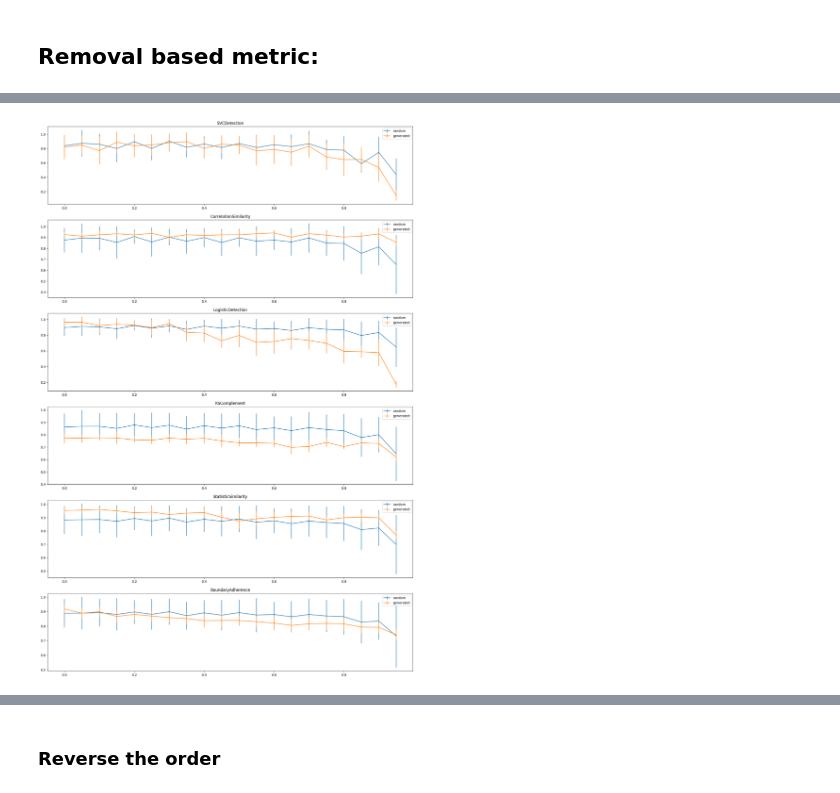
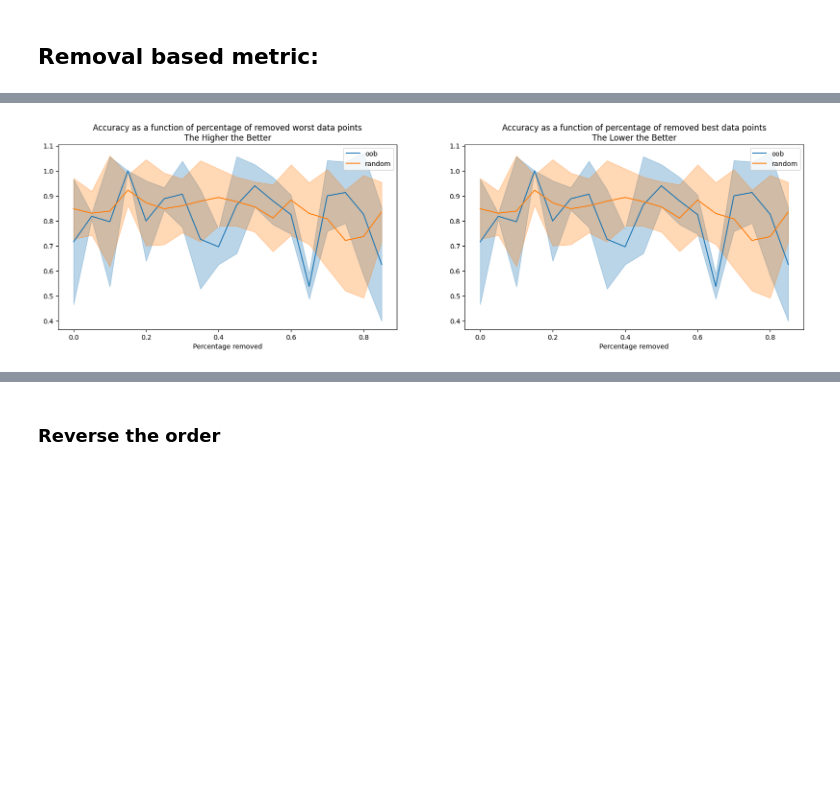
Before and after one commit to BastienZim/pyDVL_DataOOB, a Jupyter notebook: notebooks/my_notebooks/OOB_for_Genrated_Data.ipynb, the cells around one changed output, grey strips where cells are left out. Drawn from its saved outputs; the diff is of its cells as text; code cells hidden in the pictures; blank space fills up the shorter version.

```diff
--- a/notebooks/my_notebooks/OOB_for_Genrated_Data.ipynb
+++ b/notebooks/my_notebooks/OOB_for_Genrated_Data.ipynb
@@ -295,7 +139,7 @@ model_eval = DecisionTreeClassifier(max_depth=3)
 utility_eval = Utility(model_eval, data, Scorer("accuracy", default=0.0))
 n_iter = 5
 removal_percentages = np.arange(0, 0.99, 0.01)
-best_scores_df, worst_scores_df, all_values = compute_best_worst_scores(utility, utility, removal_percentages, n_iter, oob_func, kwargs_list, return_values=True)
+best_scores_df, worst_scores_df, all_values = compute_best_worst_scores(utility, utility, removal_percentages, n_iter, oob_func, kwargs_list, f_name="oobGen", return_values=True)
 # %%
 plot_best_worst_class_imbalance(best_scores_df, worst_scores_df, all_values, utility, palette_name="plasma")
 # %% [output]
@@ -353,18 +199,2 @@ def compute_gen_scores(
 # %%
 values = df.sort_values(ascending=False, by="values").loc[:,"values"].values
-# %%
-all_results = pd.DataFrame([])
-n_iter = 2
-for _ in range(n_iter):
-    for metric in metric_list:
-        res = compute_gen_scores(
-            u= utility,
-            values= ValuationResult(values=values),
-            percentages= percentages,
-            metric=metric,
-        )
-        all_results = pd.concat((all_results, res), axis=1)
-
-
-all_results = all_results.T.reset_index().rename(columns={"index":"method_name"})
-all_results.loc[:, "method_name"] = all_results.loc[:, "method_name"].apply(lambda x: "_"+x)
@@ -388,52 +209,41 @@ all_results
 # %%
-m = GaussianMixture
-sorted_df = df.sort_values(ascending=False, by="values").drop(columns = ['values'])
-n_iter=10
-n_iter_random=10
-metric_list = [SVCDetection, CorrelationSimilarity, LogisticDetection, KSComplement, StatisticSimilarity, BoundaryAdherence]
-
-percentages = np.arange(0, 0.90, 0.05)
-
-fig, ax = plt.subplots(ncols=1, nrows = len(metric_list), figsize = [20,5*len(metric_list)])
-
 random_score = {pct:[] for pct in percentages}
 
 for i,metric in enumerate(metric_list):
     for pct in percentages:
         for k in range(n_iter_random):
             n_removal = int(pct * len(sorted_df))
             train_data = sorted_df.sample(int(len(sorted_df)-n_removal))#.iloc[n_removal:]
             model = m().fit(train_data)
             gen_data = model.sample(30)[0]
 
             score = metric.compute(
                     real_data=pd.DataFrame(utility.data.x_test, columns = data.feature_names),
                     synthetic_data=pd.DataFrame(gen_data, columns = data.feature_names),
                 )
             random_score[pct].append(score)
 
-    ax[i].errorbar(x=percentages,y=[np.mean(x) for k,x in random_score.items()],
-                        yerr=[np.std(x) for k,x in random_score.items()], label='random')
-
-for i,metric in enumerate(metric_list):
     all_scores = {pct:[] for pct in percentages}
     for pct in percentages:
         n_removal = int(pct * len(sorted_df))
         train_data = sorted_df.iloc[n_removal:]
         model = m().fit(train_data)
         for k in range(n_iter):
-            gen_data = model.sample(30)plot_best_worst_class_imbalance(best_scores_df, worst_scores_df, all_values, utility, palette_name="plasma")
+            gen_data = model.sample(30)[0]
+            score = metric.compute(
                     real_data=pd.DataFrame(utility.data.x_test, columns = data.feature_names),
                     synthetic_data=pd.DataFrame(gen_data, columns = data.feature_names),
                 )
             all_scores[pct].append(score)
-    ax[i].errorbar(x=percentages,y=[np.mean(x) for k,x in all_scores.items()],
-                    yerr=[np.std(x) for k,x in all_scores.items()], label='generated')
-    ax[i].set_title(metric.__name__)
-    ax[i].legend()
-plt.show()
+    best_scores_df = pd.DataFrame(all_scores)
+    best_scores_df.loc[:,"method_name"] = "_oob"
+
+    df_random = pd.DataFrame(random_score)
+    df_random.loc[:,"method_name"] = "_random"
+    best_scores_df = pd.concat((best_scores_df, df_random))
+    plot_best_worst(best_scores_df, best_scores_df)
 # %% [output]
-[figure, old version]
+[figure, new version]
 # %%
 best_scores_df = pd.DataFrame(all_scores)
 best_scores_df.loc[:,"method_name"] = "_oob"
```
Also changed, not shown: parts of 42 cells of this notebook, 3 other files.
